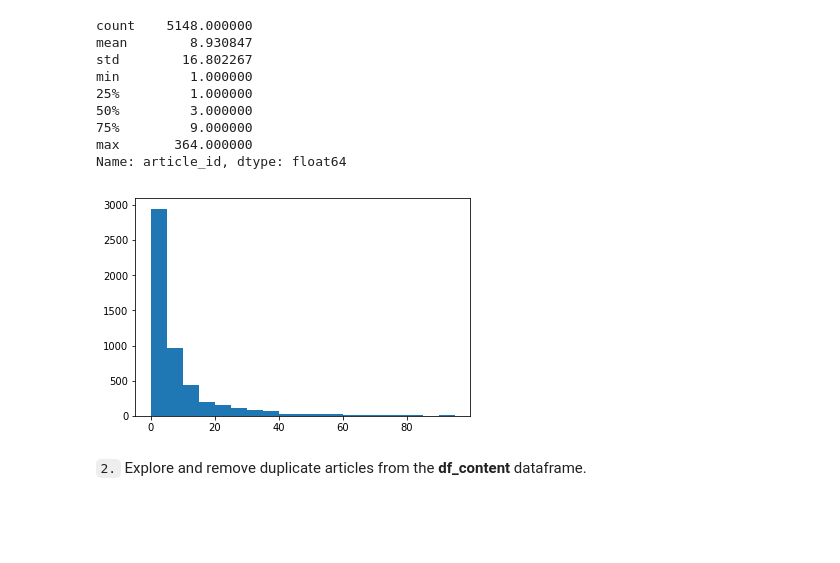
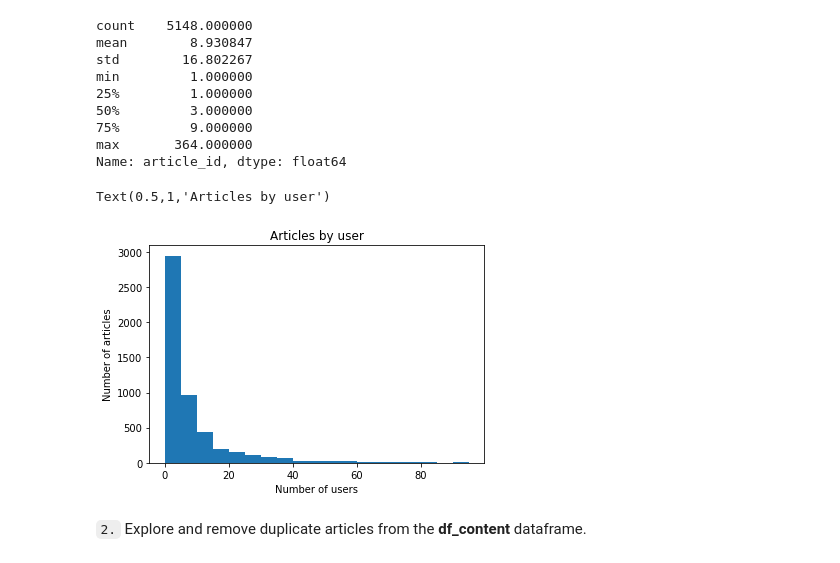
Before and after one commit to DanyIvan/Recomendation-Egines, a Jupyter notebook: Recommendations_with_IBM.ipynb, the cells around one changed output. Cells and saved outputs as stored; diff of their text form; code cells hidden in the pictures; blank space fills up the shorter version.

```diff
--- a/Recommendations_with_IBM.ipynb
+++ b/Recommendations_with_IBM.ipynb
@@ -74,8 +87,12 @@ Name: article_id, dtype: float64
 # %%
 bins = np.arange(0, 100, 5)
 plt.hist(articles_by_user, bins=bins);
+plt.ylabel('Number of articles')
+plt.xlabel('Number of users')
+plt.title('Articles by user')
 # %% [output]
+Text(0.5,1,'Articles by user')
-[figure, old version]
+[figure, new version]
 # %%
 # Fill in the median and maximum number of user_article interactios below
 
```
Also changed, not shown: parts of 38 cells of this notebook.
